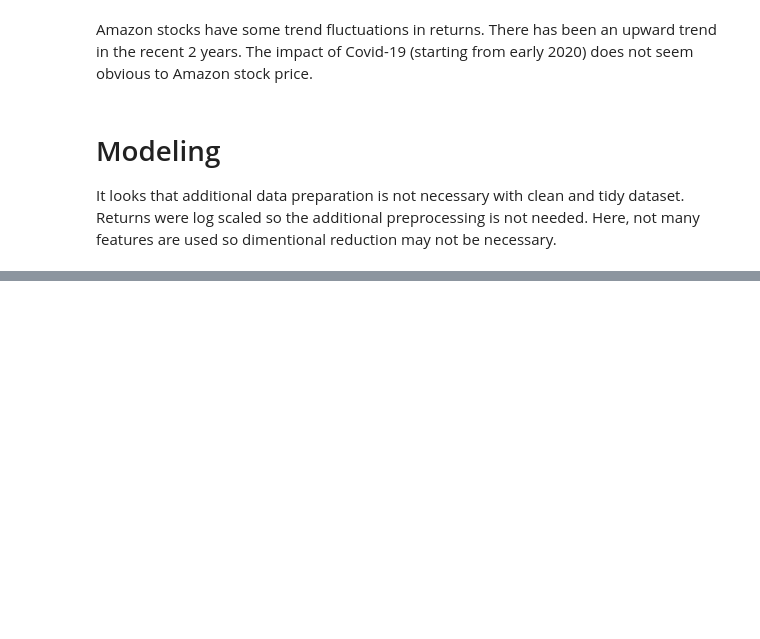
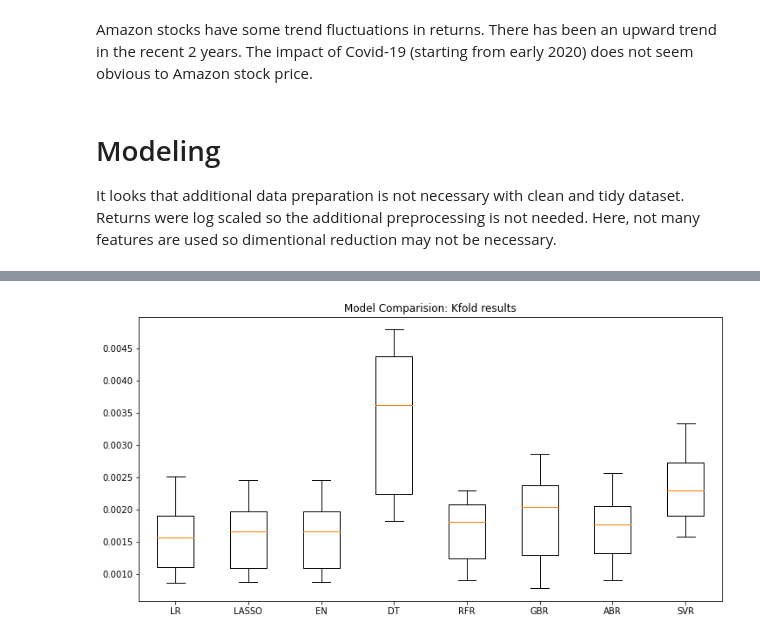
Before and after one commit to jasonsuk/stock-regression-modeling, a Jupyter notebook: proj1_predict_price.ipynb, the cells around one changed output, grey strips where cells are left out. Drawn from its saved outputs; the diff is of its cells as text; code cells hidden in the pictures; blank space fills up the shorter version.

Commit message:
Project 1: Fitting and evaluating machine learning  models/algorithms

```diff
--- a/proj1_predict_price.ipynb
+++ b/proj1_predict_price.ipynb
@@ -185,0 +219,46 @@ It looks that additional data preparation is not necessary with clean and tidy d
+# %%
+# Train, Test set
+# As the dataset is time series,
+# split sequentially
+
+validation_size = .2
+split_point = int(dataset.shape[0] * (1-validation_size))
+X_train, Y_train = X.iloc[:split_point], Y[:split_point]
+X_test, Y_test = X.iloc[split_point:], Y.iloc[split_point:]
+# %%
+# Test for the best model
+# Save K fold (10 folds) validation results for analysis
+# Evaluate each model wih mean squaredd error
+
+# Set up parameters for KFolds cv
+num_folds = 10
+scoring = 'neg_mean_squared_error'
+
+names = []
+kfold_results = [] # 10 folds cv
+train_results = [] # mse
+test_results = [] # mse
+
+for name, model in models:
+    names.append(name)
+    ## Perform K fold test and save results
+    kfold = KFold(n_splits=num_folds)
+    cv_results = -cross_val_score(model, X_train, Y_train, cv=kfold, scoring=scoring)
+    kfold_results.append(cv_results)
+
+    ## Fit model and evaluate performances
+    fitted = model.fit(X_train, Y_train)
+    train_result = mean_squared_error(fitted.predict(X_train), Y_train)
+    train_results.append(train_result)
+
+    test_result = mean_squared_error(fitted.predict(X_test), Y_test)
+    test_results.append(test_result)
+# %%
+# Plotting the validation results
+
+plt.boxplot(kfold_results)
+plt.title('Model Comparision: Kfold results')
+plt.xticks(ticks=np.arange(1, len(names)+1, 1), labels=names)
+plt.show()
+# %% [output]
+[figure, added]
```
Also changed, not shown: parts of 13 cells of this notebook, 1 other file.
